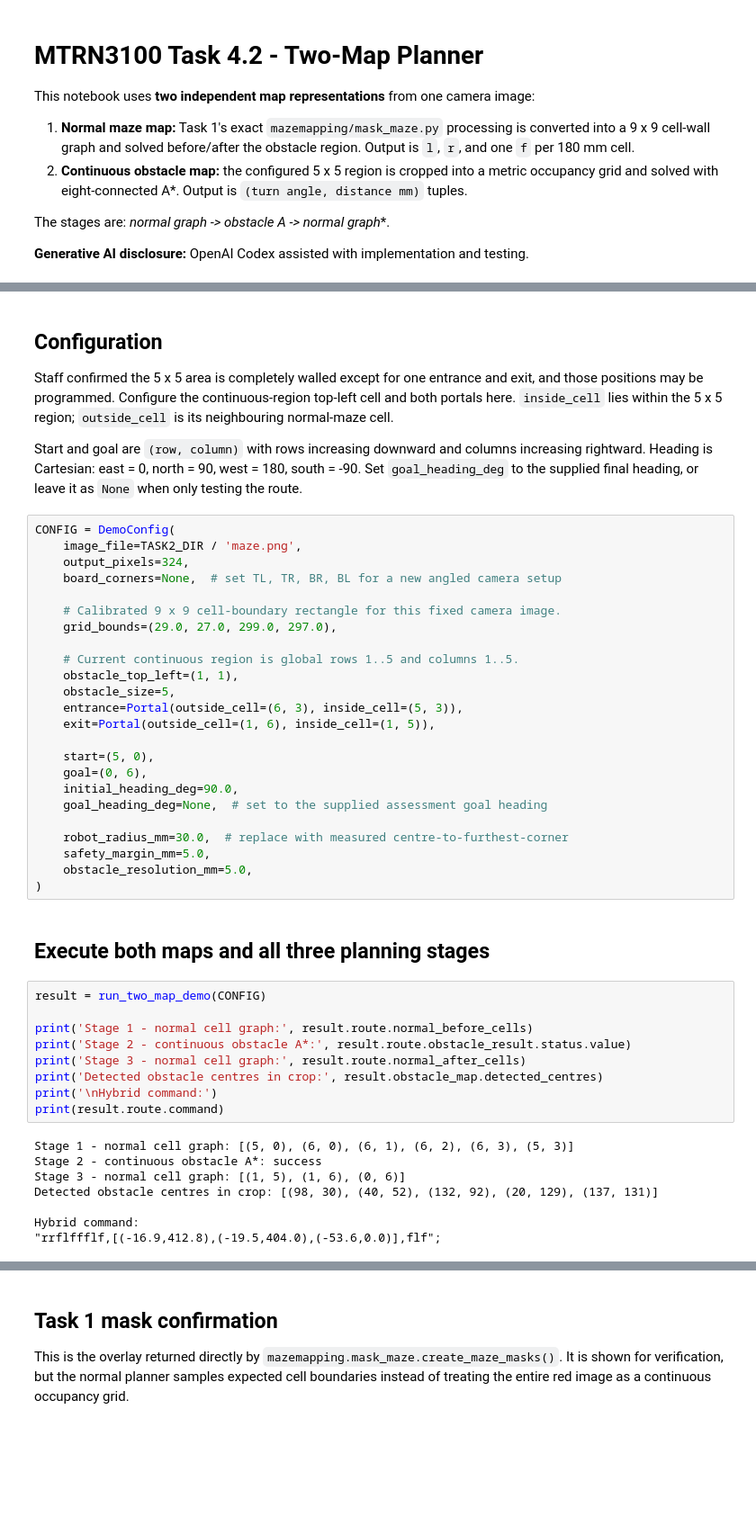
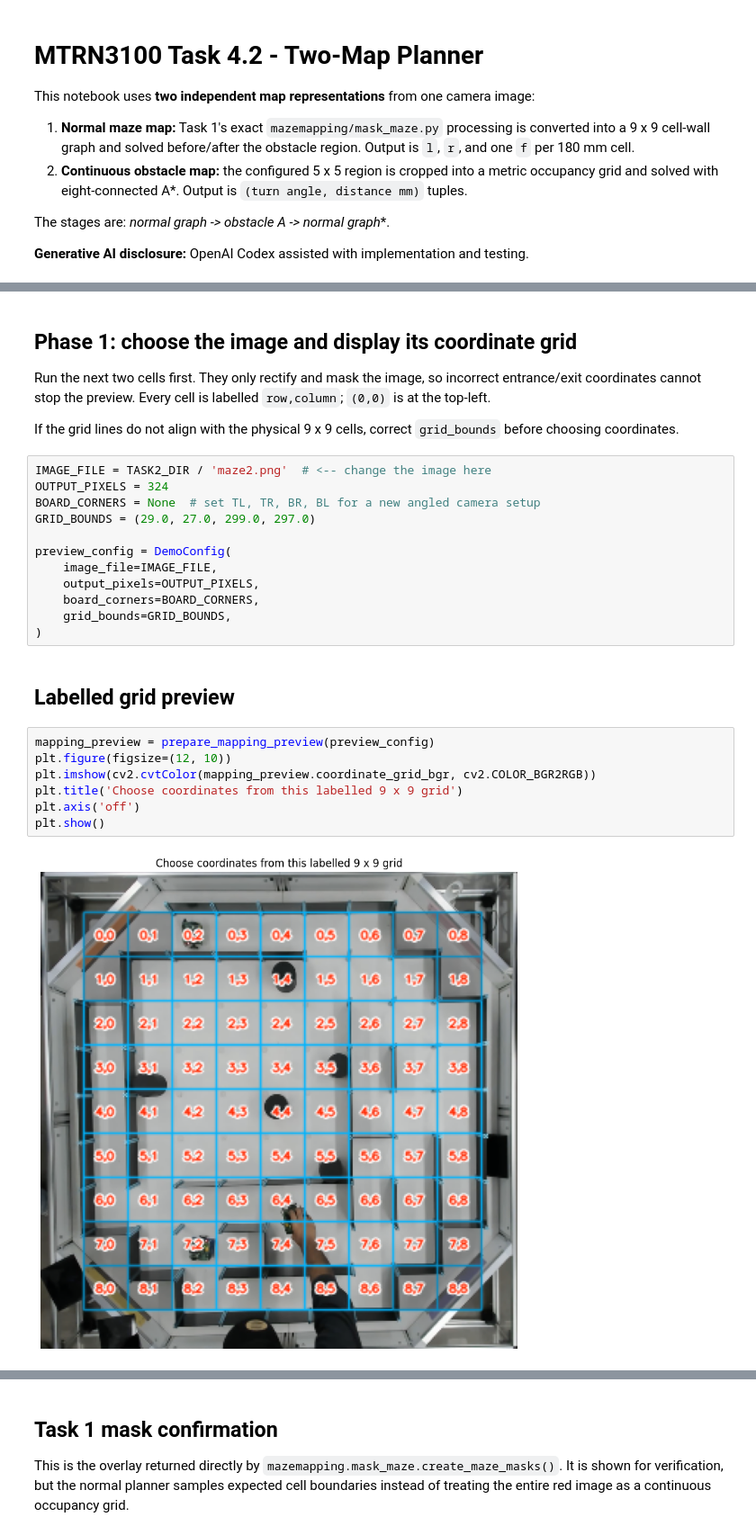
Before and after one commit to safaramada/micromouse3100, a Jupyter notebook: mazemappingtask2/maze_mapping_task2.ipynb, the cells around one changed output, grey strips where cells are left out. Shown at 90% size. Saved outputs shown, nothing was run; the diff lists cells and outputs as text; blank space fills up the shorter version.

Commit message:
more testing

```diff
--- a/mazemappingtask2/maze_mapping_task2.ipynb
+++ b/mazemappingtask2/maze_mapping_task2.ipynb
@@ -31,49 +29,29 @@ ImportError: cannot import name 'DemoConfig' from 'mazemappingtask2' (/Users/jy1
 # %% [markdown]
-## Configuration
+## Phase 1: choose the image and display its coordinate grid
 
-Staff confirmed the 5 x 5 area is completely walled except for one entrance and exit, and those positions may be programmed. Configure the continuous-region top-left cell and both portals here. `inside_cell` lies within the 5 x 5 region; `outside_cell` is its neighbouring normal-maze cell.
+Run the next two cells first. They only rectify and mask the image, so incorrect entrance/exit coordinates cannot stop the preview. Every cell is labelled `row,column`; `(0,0)` is at the top-left.
 
-Start and goal are `(row, column)` with rows increasing downward and columns increasing rightward. Heading is Cartesian: east = 0, north = 90, west = 180, south = -90. Set `goal_heading_deg` to the supplied final heading, or leave it as `None` when only testing the route.
+If the grid lines do not align with the physical 9 x 9 cells, correct `grid_bounds` before choosing coordinates.
 # %%
-CONFIG = DemoConfig(
-    image_file=TASK2_DIR / 'maze.png',
-    output_pixels=324,
-    board_corners=None,  # set TL, TR, BR, BL for a new angled camera setup
+IMAGE_FILE = TASK2_DIR / 'maze2.png'  # <-- change the image here
+OUTPUT_PIXELS = 324
+BOARD_CORNERS = None  # set TL, TR, BR, BL for a new angled camera setup
+GRID_BOUNDS = (29.0, 27.0, 299.0, 297.0)
 
-    # Calibrated 9 x 9 cell-boundary rectangle for this fixed camera image.
-    grid_bounds=(29.0, 27.0, 299.0, 297.0),
-
-    # Current continuous region is global rows 1..5 and columns 1..5.
-    obstacle_top_left=(1, 1),
-    obstacle_size=5,
-    entrance=Portal(outside_cell=(6, 3), inside_cell=(5, 3)),
-    exit=Portal(outside_cell=(1, 6), inside_cell=(1, 5)),
-
-    start=(5, 0),
-    goal=(0, 6),
-    initial_heading_deg=90.0,
-    goal_heading_deg=None,  # set to the supplied assessment goal heading
-
-    robot_radius_mm=30.0,  # replace with measured centre-to-furthest-corner
-    safety_margin_mm=5.0,
-    obstacle_resolution_mm=5.0,
+preview_config = DemoConfig(
+    image_file=IMAGE_FILE,
+    output_pixels=OUTPUT_PIXELS,
+    board_corners=BOARD_CORNERS,
+    grid_bounds=GRID_BOUNDS,
 )
 # %% [markdown]
-## Execute both maps and all three planning stages
+## Labelled grid preview
 # %%
-result = run_two_map_demo(CONFIG)
-
-print('Stage 1 - normal cell graph:', result.route.normal_before_cells)
-print('Stage 2 - continuous obstacle A*:', result.route.obstacle_result.status.value)
-print('Stage 3 - normal cell graph:', result.route.normal_after_cells)
-print('Detected obstacle centres in crop:', result.obstacle_map.detected_centres)
-print('\nHybrid command:')
-print(result.route.command)
+mapping_preview = prepare_mapping_preview(preview_config)
+plt.figure(figsize=(12, 10))
+plt.imshow(cv2.cvtColor(mapping_preview.coordinate_grid_bgr, cv2.COLOR_BGR2RGB))
+plt.title('Choose coordinates from this labelled 9 x 9 grid')
+plt.axis('off')
+plt.show()
 # %% [output]
-Stage 1 - normal cell graph: [(5, 0), (6, 0), (6, 1), (6, 2), (6, 3), (5, 3)]
-Stage 2 - continuous obstacle A*: success
-Stage 3 - normal cell graph: [(1, 5), (1, 6), (0, 6)]
-Detected obstacle centres in crop: [(98, 30), (40, 52), (132, 92), (20, 129), (137, 131)]
-
-Hybrid command:
-"rrflffflf,[(-16.9,412.8),(-19.5,404.0),(-53.6,0.0)],flf";
+[figure, added]
```
Also changed, not shown: parts of 10 cells of this notebook, 8 other files.
